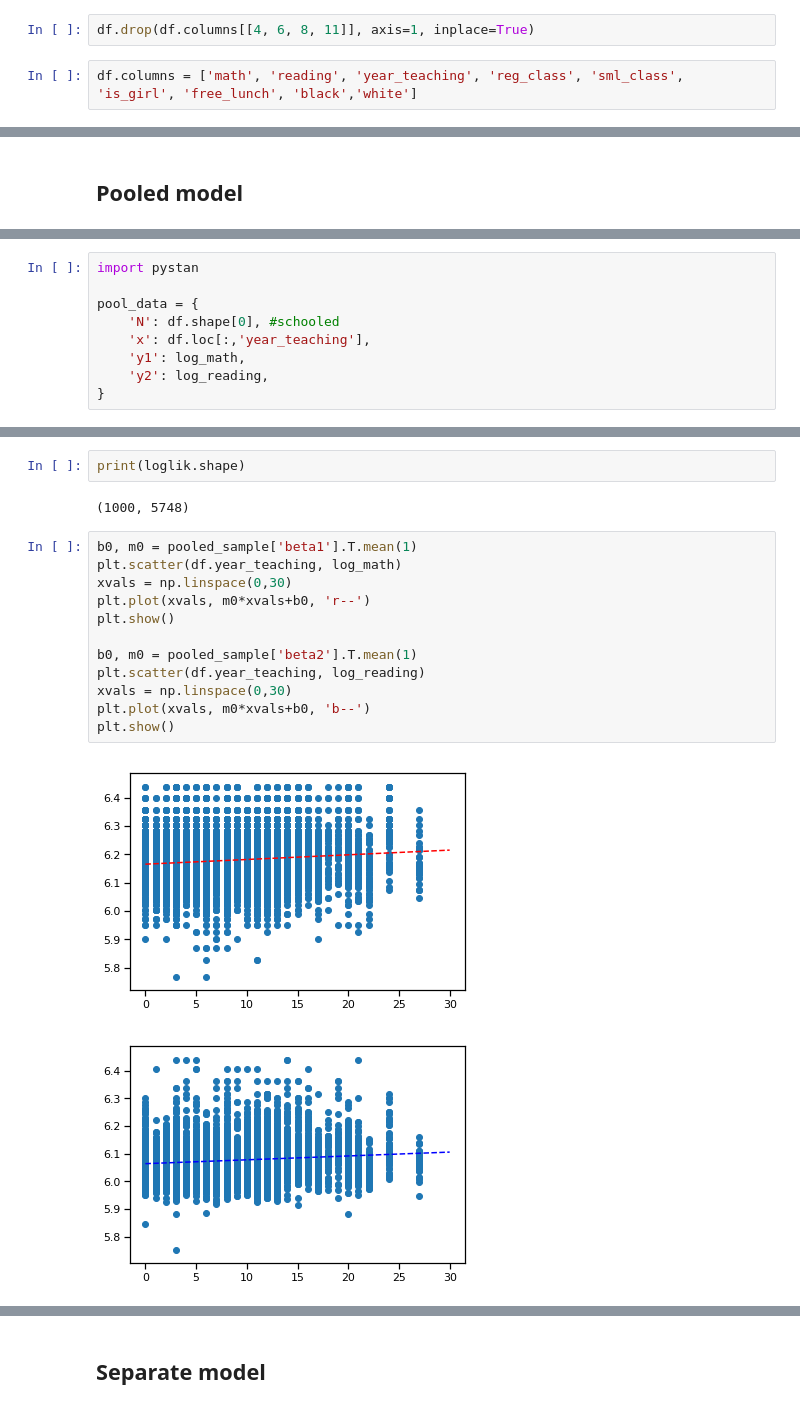
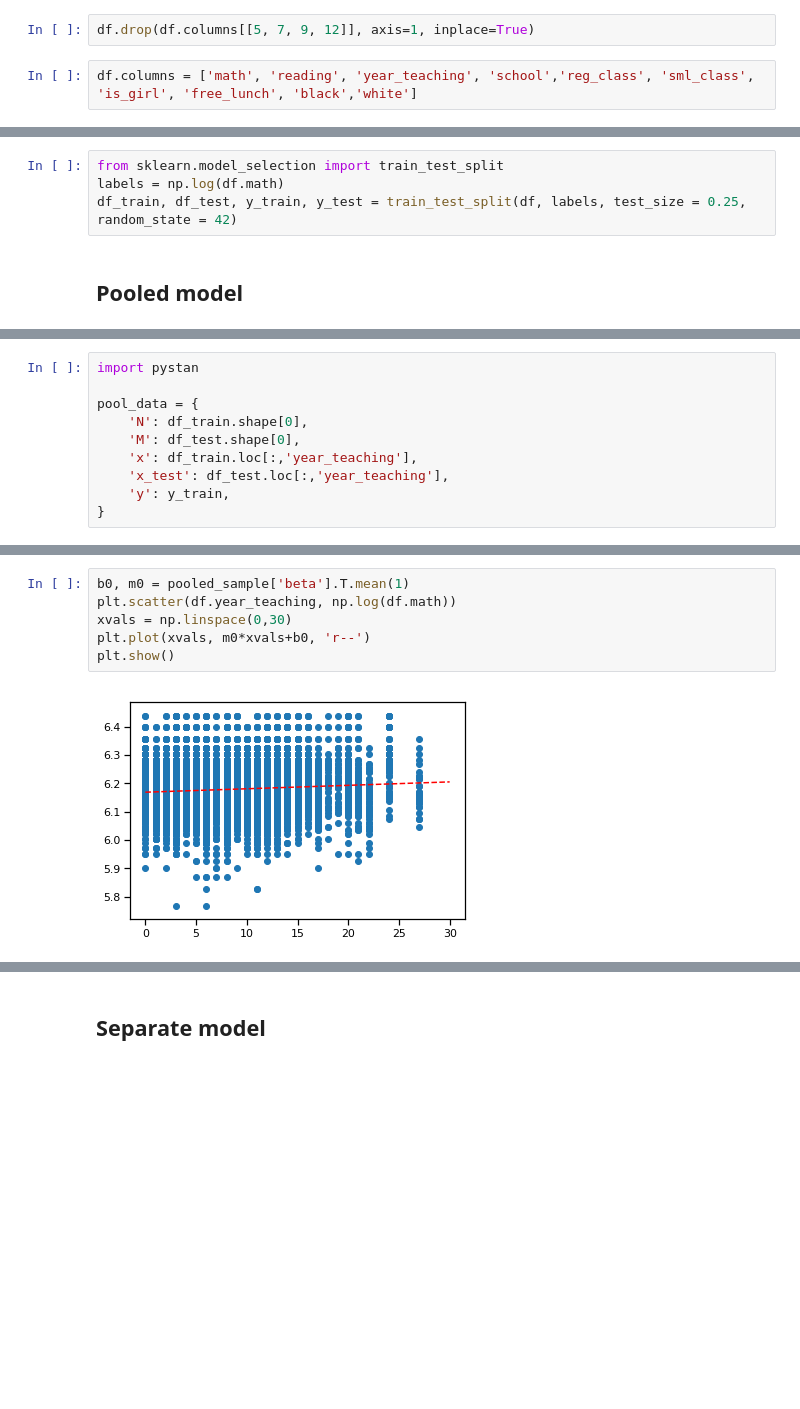
Before and after one commit to cthai721/bda-project, a Jupyter notebook: Effects on Learning of Small Class Sizes - logscale.ipynb, the cells around one changed output, grey strips where cells are left out. Drawn from its saved outputs; the diff is of its cells as text; blank space fills up the shorter version.

```diff
--- a/Effects on Learning of Small Class Sizes - logscale.ipynb
+++ b/Effects on Learning of Small Class Sizes - logscale.ipynb
@@ -70,7 +70,7 @@ Index(['classk_regular.with.aide', 'sex_boy', 'freelunk_no', 'race_other'], dtyp
 # %%
-df.drop(df.columns[[4, 6, 8, 11]], axis=1, inplace=True)
+df.drop(df.columns[[5, 7, 9, 12]], axis=1, inplace=True)
 # %%
-df.columns = ['math', 'reading', 'year_teaching', 'reg_class', 'sml_class', 'is_girl', 'free_lunch', 'black','white']
+df.columns = ['math', 'reading', 'year_teaching', 'school','reg_class', 'sml_class', 'is_girl', 'free_lunch', 'black','white']
 # %%
 df.head()
 # %% [output]
@@ -92,3 +103,7 @@ plt.show()
+# %%
+from sklearn.model_selection import train_test_split
+labels = np.log(df.math)
+df_train, df_test, y_train, y_test = train_test_split(df, labels, test_size = 0.25, random_state = 42)
 # %% [markdown]
 ## Pooled model
 # %%
@@ -121,10 +136,11 @@ generated quantities{
 import pystan
 
 pool_data = {
-    'N': df.shape[0], #schooled
-    'x': df.loc[:,'year_teaching'],
-    'y1': log_math,
-    'y2': log_reading,
+    'N': df_train.shape[0],
+    'M': df_test.shape[0],
+    'x': df_train.loc[:,'year_teaching'],
+    'x_test': df_test.loc[:,'year_teaching'],
+    'y': y_train,
 }
 # %%
 pooled_fit = pystan.stan(model_code=pooled_code, data = pool_data, iter = 1000, chains = 2)
@@ -149,19 +183,8 @@ elpd_loo:  5261.320358739571
-# %%
-print(loglik.shape)
-# %% [output]
-(1000, 5748)
 # %%
-b0, m0 = pooled_sample['beta1'].T.mean(1)
-plt.scatter(df.year_teaching, log_math)
+b0, m0 = pooled_sample['beta'].T.mean(1)
+plt.scatter(df.year_teaching, np.log(df.math))
 xvals = np.linspace(0,30)
 plt.plot(xvals, m0*xvals+b0, 'r--')
 plt.show()
-
-b0, m0 = pooled_sample['beta2'].T.mean(1)
-plt.scatter(df.year_teaching, log_reading)
-xvals = np.linspace(0,30)
-plt.plot(xvals, m0*xvals+b0, 'b--')
-plt.show()
 # %% [output]
-[figure, old version]
+[figure, new version]
-[figure, removed]
```
Also changed, not shown: parts of 13 cells of this notebook.
